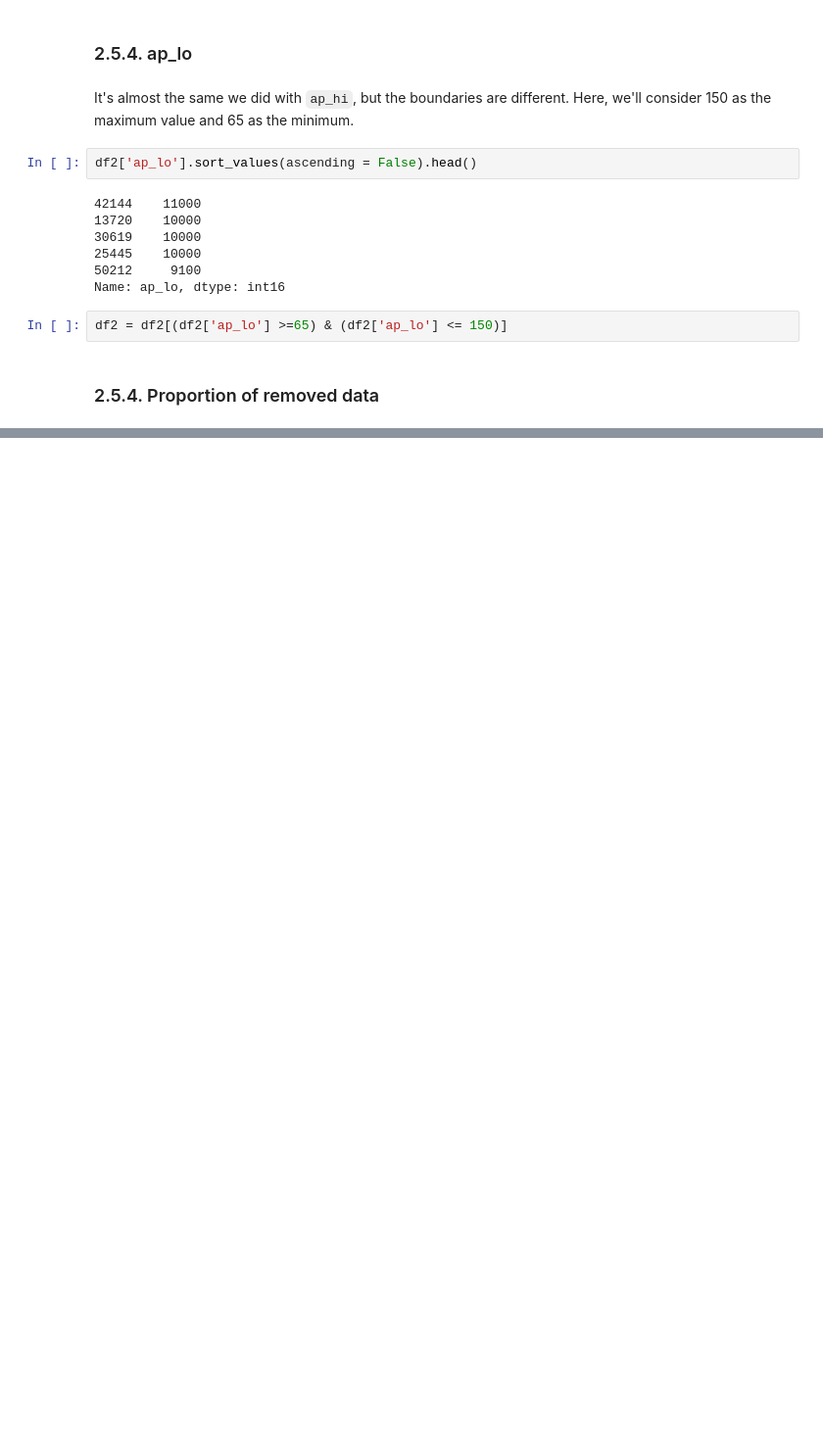
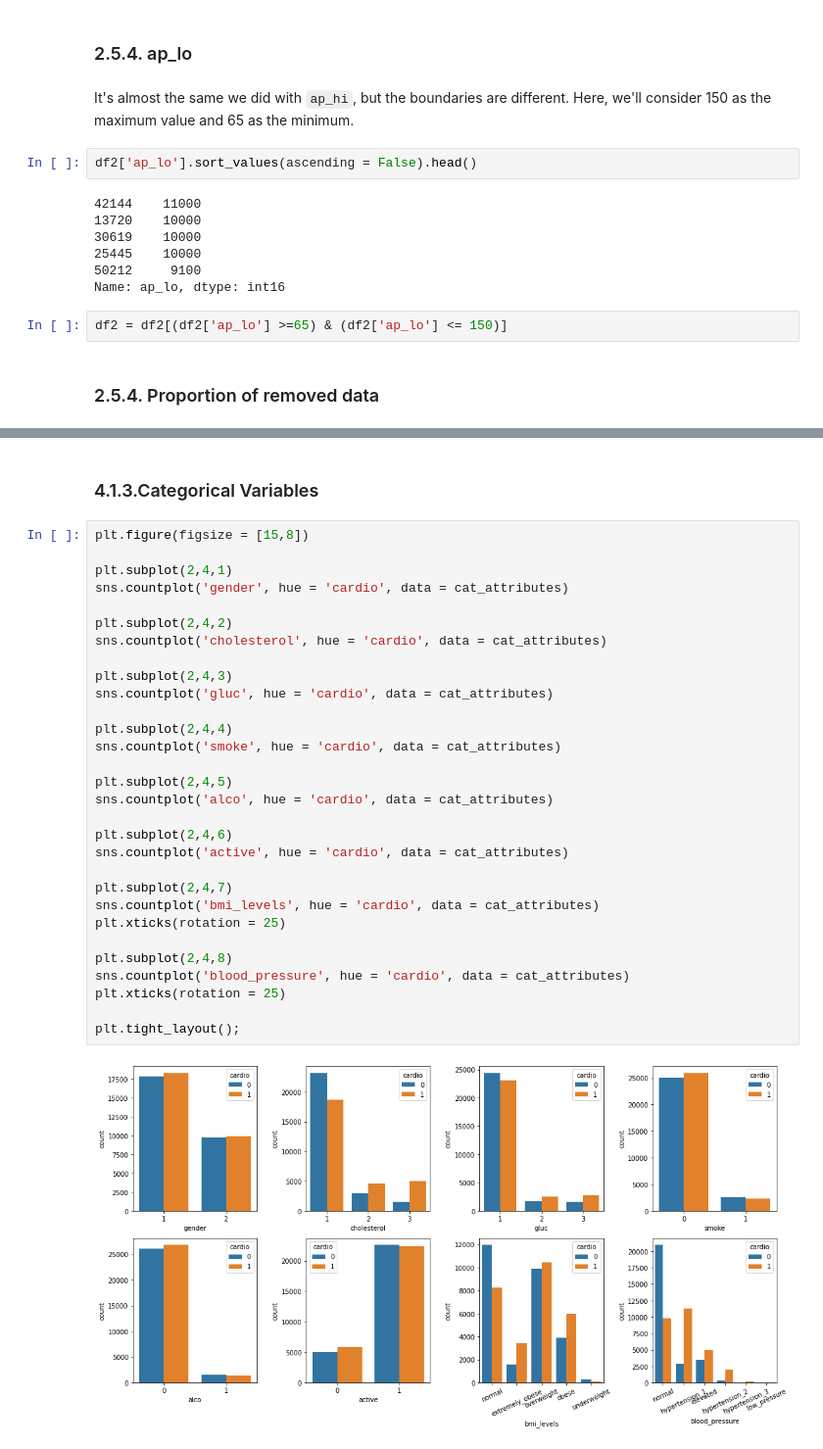
Before and after one commit to KattsonBastos/cardio_disease_detection, a Jupyter notebook: notebooks/1.0.kbs_cardio_diseases.ipynb, the cells around one changed output, grey strips where cells are left out. Shown: that part at 98% size. Saved outputs shown, nothing was run; the diff lists cells and outputs as text; blank space fills up the shorter version.

```diff
--- a/notebooks/1.0.kbs_cardio_diseases.ipynb
+++ b/notebooks/1.0.kbs_cardio_diseases.ipynb
@@ -410,0 +447,34 @@ df3 = pickle.load(open('data/df2.pkl', 'rb'))
+# %% [markdown]
+### 4.1.3.Categorical Variables
+# %%
+plt.figure(figsize = [15,8])
+
+plt.subplot(2,4,1)
+sns.countplot('gender', hue = 'cardio', data = cat_attributes)
+
+plt.subplot(2,4,2)
+sns.countplot('cholesterol', hue = 'cardio', data = cat_attributes)
+
+plt.subplot(2,4,3)
+sns.countplot('gluc', hue = 'cardio', data = cat_attributes)
+
+plt.subplot(2,4,4)
+sns.countplot('smoke', hue = 'cardio', data = cat_attributes)
+
+plt.subplot(2,4,5)
+sns.countplot('alco', hue = 'cardio', data = cat_attributes)
+
+plt.subplot(2,4,6)
+sns.countplot('active', hue = 'cardio', data = cat_attributes)
+
+plt.subplot(2,4,7)
+sns.countplot('bmi_levels', hue = 'cardio', data = cat_attributes)
+plt.xticks(rotation = 25)
+
+plt.subplot(2,4,8)
+sns.countplot('blood_pressure', hue = 'cardio', data = cat_attributes)
+plt.xticks(rotation = 25)
+
+plt.tight_layout();
+# %% [output]
+[figure, added]
```
Also changed, not shown: parts of 64 cells of this notebook.
